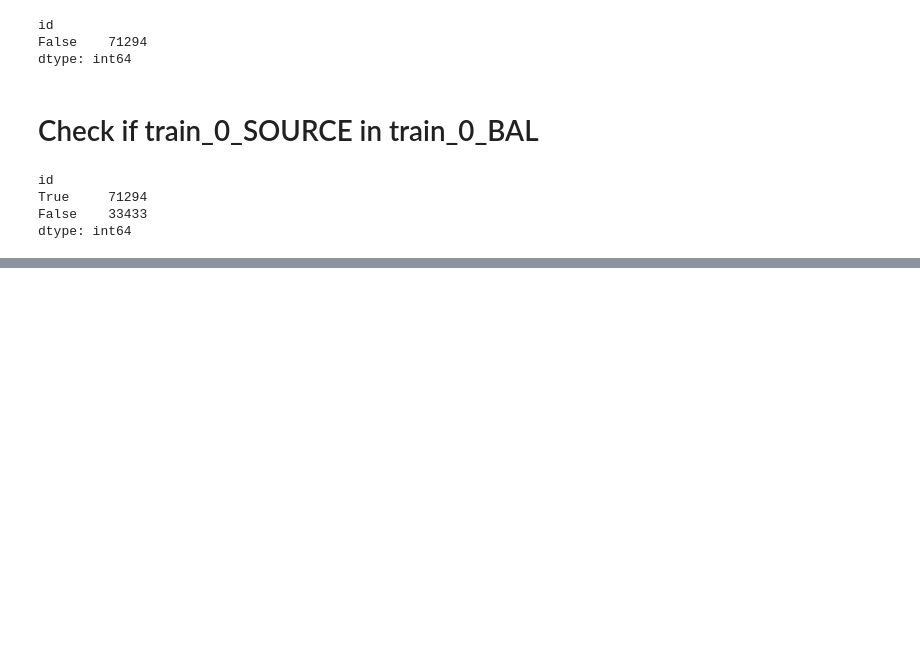
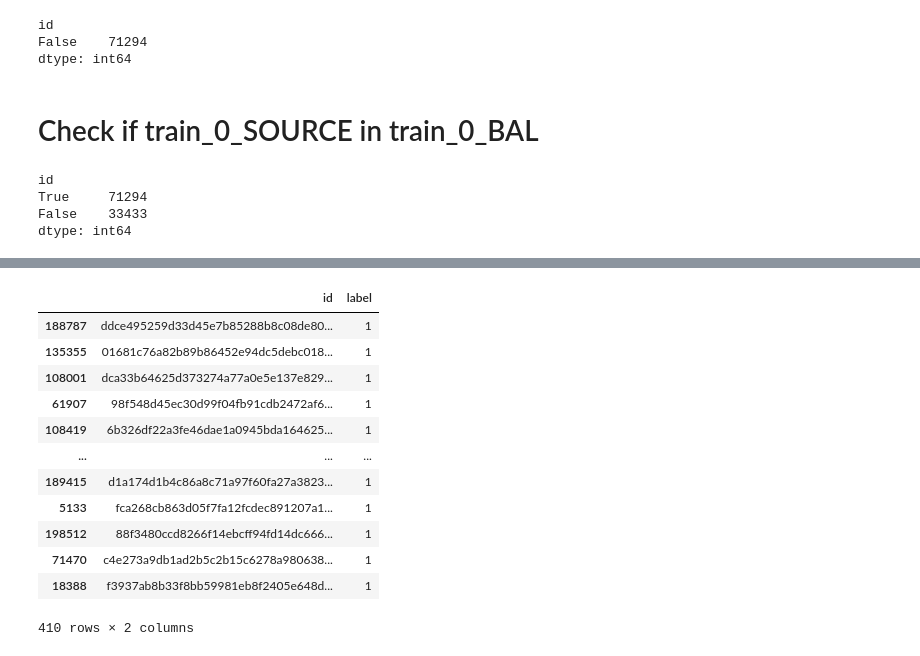
Before and after one commit to GuillaumeRib/project-cancer-detection, a Jupyter notebook: notebooks/GuiRib TEST set code.ipynb, the cells around one changed output, grey strips where cells are left out. Cells and saved outputs as stored; diff of their text form; code cells hidden in the pictures; blank space fills up the shorter version.

```diff
--- a/notebooks/GuiRib TEST set code.ipynb
+++ b/notebooks/GuiRib TEST set code.ipynb
@@ -246,0 +338,16 @@ dtype: int64
+# %%
+test_label_sample_1_5k
+# %% [output]
+|  | id | label |
+| 188787 | ddce495259d33d45e7b85288b8c08de80... | 1 |
+| 135355 | 01681c76a82b89b86452e94dc5debc018... | 1 |
+| 108001 | dca33b64625d373274a77a0e5e137e829... | 1 |
+| 61907 | 98f548d45ec30d99f04fb91cdb2472af6... | 1 |
+| 108419 | 6b326df22a3fe46dae1a0945bda164625... | 1 |
+| ... | ... | ... |
+| 189415 | d1a174d1b4c86a8c71a97f60fa27a3823... | 1 |
+| 5133 | fca268cb863d05f7fa12fcdec891207a1... | 1 |
+| 198512 | 88f3480ccd8266f14ebcff94fd14dc666... | 1 |
+| 71470 | c4e273a9db1ad2b5c2b15c6278a980638... | 1 |
+| 18388 | f3937ab8b33f8bb59981eb8f2405e648d... | 1 |
+410 rows × 2 columns
```
Also changed, not shown: parts of 39 cells of this notebook, 2 other files.
